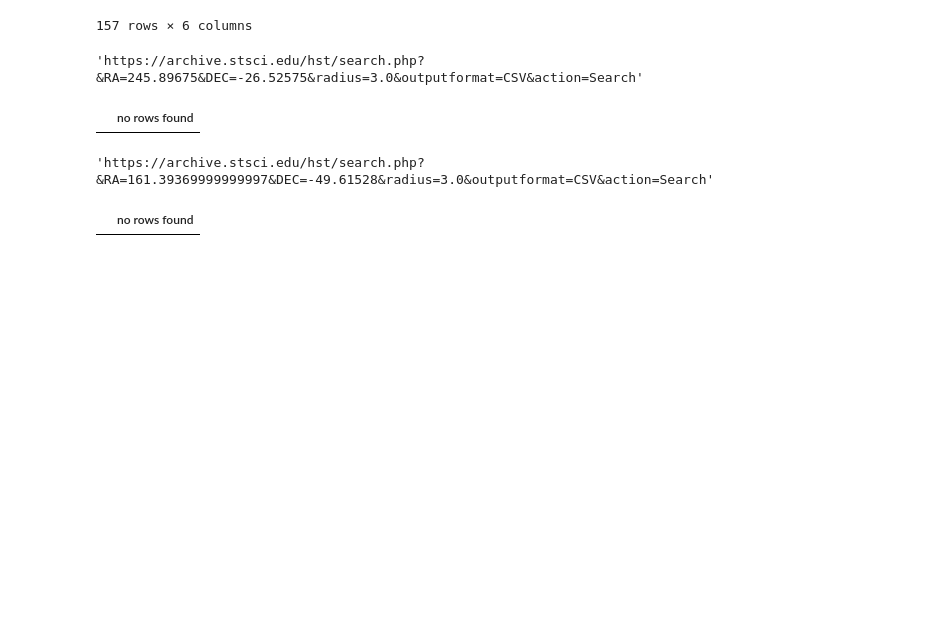
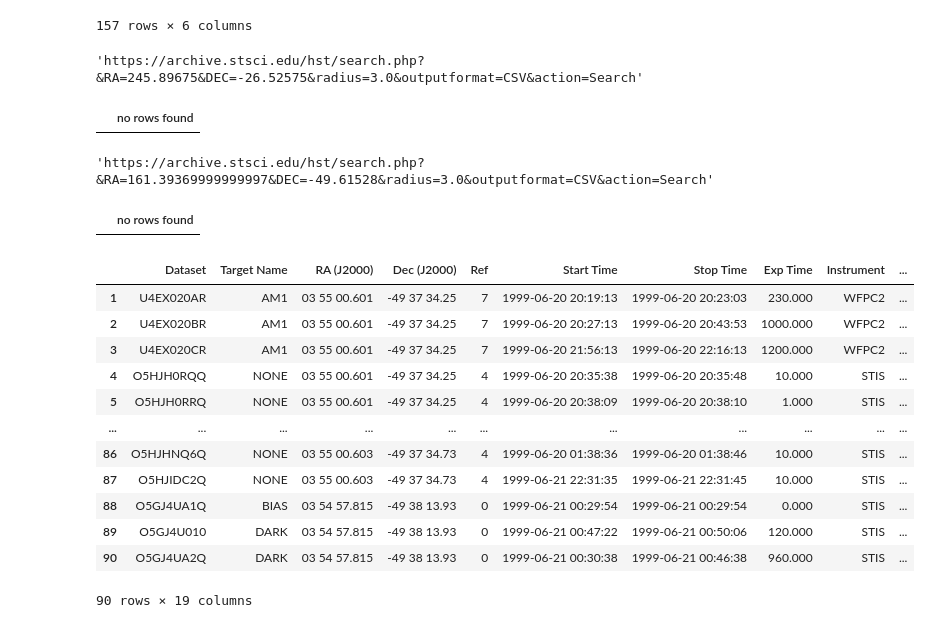
Before and after one commit to manuelmarcano22/HSTGCs, a Jupyter notebook: SearchAllofThem.ipynb, the cells around one changed output. Cells and saved outputs as stored; diff of their text form; code cells hidden in the pictures; blank space fills up the shorter version.

```diff
--- a/SearchAllofThem.ipynb
+++ b/SearchAllofThem.ipynb
@@ -38,7 +38,7 @@ cvstable
 | 156 | AM 1 | E 1 | 58.75958 | -49.61528 | 123.3 | 0.00 |
 157 rows × 6 columns
 # %%
-with open('massive.md','w') as file:
+with open('massive2arcminute.md','w') as file:
     for name,ra,dec,dist,red in zip(cvstable.name,cvstable.ra,cvstable.dec
                                     ,cvstable.helio_distance,cvstable.reddening):
         file.write('\n')
@@ -60,7 +60,7 @@ with open('massive.md','w') as file:
 
         ra = c.ra.deg
         dec= c.dec.deg
-        radius = 3.0
+        radius = 2.
 
         # create URL with desired search parameters
 
@@ -135,3 +135,19 @@ data = pd.read_csv(url)
 data
 # %% [output]
 |  | no rows found |
+# %%
+data
+# %% [output]
+|  | Dataset | Target Name | RA (J2000) | Dec (J2000) | Ref | Start Time | Stop Time | Exp Time | Instrument | ... |
+| 1 | U4EX020AR | AM1 | 03 55 00.601 | -49 37 34.25 | 7 | 1999-06-20 20:19:13 | 1999-06-20 20:23:03 | 230.000 | WFPC2 | ... |
+| 2 | U4EX020BR | AM1 | 03 55 00.601 | -49 37 34.25 | 7 | 1999-06-20 20:27:13 | 1999-06-20 20:43:53 | 1000.000 | WFPC2 | ... |
+| 3 | U4EX020CR | AM1 | 03 55 00.601 | -49 37 34.25 | 7 | 1999-06-20 21:56:13 | 1999-06-20 22:16:13 | 1200.000 | WFPC2 | ... |
+| 4 | O5HJH0RQQ | NONE | 03 55 00.601 | -49 37 34.25 | 4 | 1999-06-20 20:35:38 | 1999-06-20 20:35:48 | 10.000 | STIS | ... |
+| 5 | O5HJH0RRQ | NONE | 03 55 00.601 | -49 37 34.25 | 4 | 1999-06-20 20:38:09 | 1999-06-20 20:38:10 | 1.000 | STIS | ... |
+| ... | ... | ... | ... | ... | ... | ... | ... | ... | ... | ... |
+| 86 | O5HJHNQ6Q | NONE | 03 55 00.603 | -49 37 34.73 | 4 | 1999-06-20 01:38:36 | 1999-06-20 01:38:46 | 10.000 | STIS | ... |
+| 87 | O5HJIDC2Q | NONE | 03 55 00.603 | -49 37 34.73 | 4 | 1999-06-21 22:31:35 | 1999-06-21 22:31:45 | 10.000 | STIS | ... |
+| 88 | O5GJ4UA1Q | BIAS | 03 54 57.815 | -49 38 13.93 | 0 | 1999-06-21 00:29:54 | 1999-06-21 00:29:54 | 0.000 | STIS | ... |
+| 89 | O5GJ4U010 | DARK | 03 54 57.815 | -49 38 13.93 | 0 | 1999-06-21 00:47:22 | 1999-06-21 00:50:06 | 120.000 | STIS | ... |
+| 90 | O5GJ4UA2Q | DARK | 03 54 57.815 | -49 38 13.93 | 0 | 1999-06-21 00:30:38 | 1999-06-21 00:46:38 | 960.000 | STIS | ... |
+90 rows × 19 columns
```
Also changed, not shown: 2 other files.
